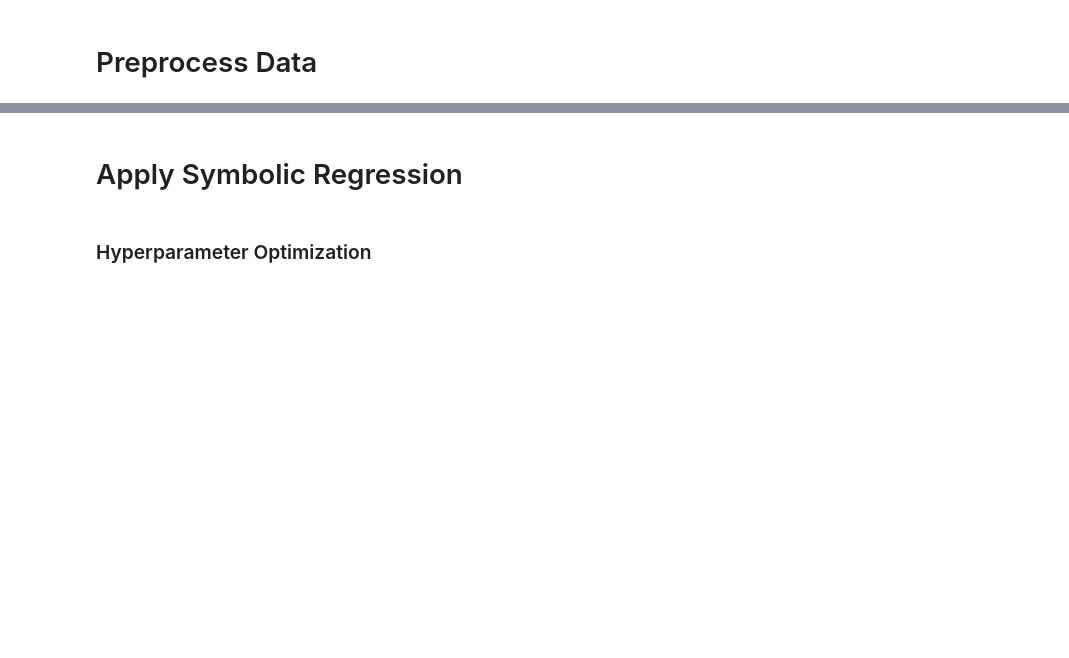
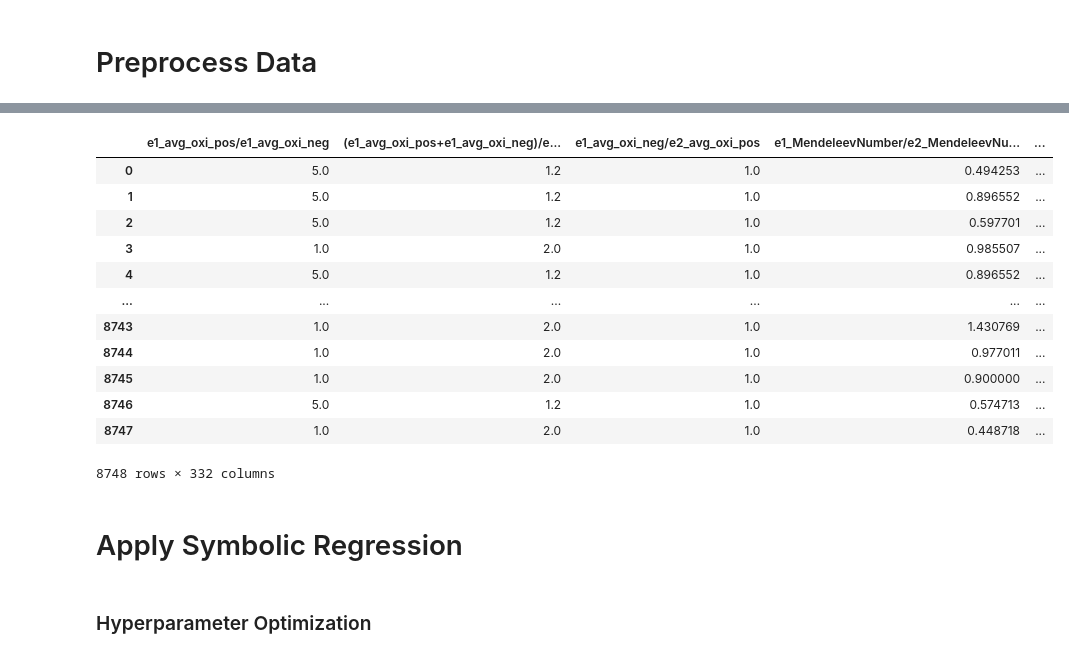
Before and after one commit to AlbertVong/Mat-Hack-2023, a Jupyter notebook: 5_learning/train_eval_SymClf.ipynb, the cells around one changed output, grey strips where cells are left out. Drawn from its saved outputs; the diff is of its cells as text; code cells hidden in the pictures; blank space fills up the shorter version.

```diff
--- a/5_learning/train_eval_SymClf.ipynb
+++ b/5_learning/train_eval_SymClf.ipynb
@@ -219,3 +253,45 @@ Test sizes:  203 203
+# %%
+def reduce_feat_by_corr(feat_df, thresh=0.95):
+    """
+    Returns a copy of the input dataframe with correlated
+    features removed (defined as correlation > thresh)
+
+    Parameters:
+    feat_df (pandas.DataFrame): Dataframe containing the features
+    thresh (float): Correlation threshold value
+
+    Returns:
+    pandas.DataFrame: A copy of the input dataframe with pruned features
+    """
+    feats_to_prune = set([])
+    immune = set([])
+    corr = np.abs(feat_df.corr())
+    for feat in feat_df.columns:
+        # If we already pruned this feature, we're done here
+        if feat in feats_to_prune: continue
+        # If not, make it immune and discard things correlated with it
+        immune.update({feat})
+        correlated_features = set(corr[corr[feat] > thresh].index)
+        feats_to_prune.update(correlated_features - immune)
+    return feat_df.drop(columns=feats_to_prune).copy()
+
+
+reduced_df = reduce_feat_by_corr(feat_df)
+reduced_df
+# %% [output]
+|  | e1_avg_oxi_pos/e1_avg_oxi_neg | (e1_avg_oxi_pos+e1_avg_oxi_neg)/e... | e1_avg_oxi_neg/e2_avg_oxi_pos | e1_MendeleevNumber/e2_MendeleevNu... | ... |
+| 0 | 5.0 | 1.2 | 1.0 | 0.494253 | ... |
+| 1 | 5.0 | 1.2 | 1.0 | 0.896552 | ... |
+| 2 | 5.0 | 1.2 | 1.0 | 0.597701 | ... |
+| 3 | 1.0 | 2.0 | 1.0 | 0.985507 | ... |
+| 4 | 5.0 | 1.2 | 1.0 | 0.896552 | ... |
+| ... | ... | ... | ... | ... | ... |
+| 8743 | 1.0 | 2.0 | 1.0 | 1.430769 | ... |
+| 8744 | 1.0 | 2.0 | 1.0 | 0.977011 | ... |
+| 8745 | 1.0 | 2.0 | 1.0 | 0.900000 | ... |
+| 8746 | 5.0 | 1.2 | 1.0 | 0.574713 | ... |
+| 8747 | 1.0 | 2.0 | 1.0 | 0.448718 | ... |
+8748 rows × 332 columns
 # %% [markdown]
 # Apply Symbolic Regression
 # %% [markdown]
```
Also changed, not shown: parts of 14 cells of this notebook, 8 other files.
